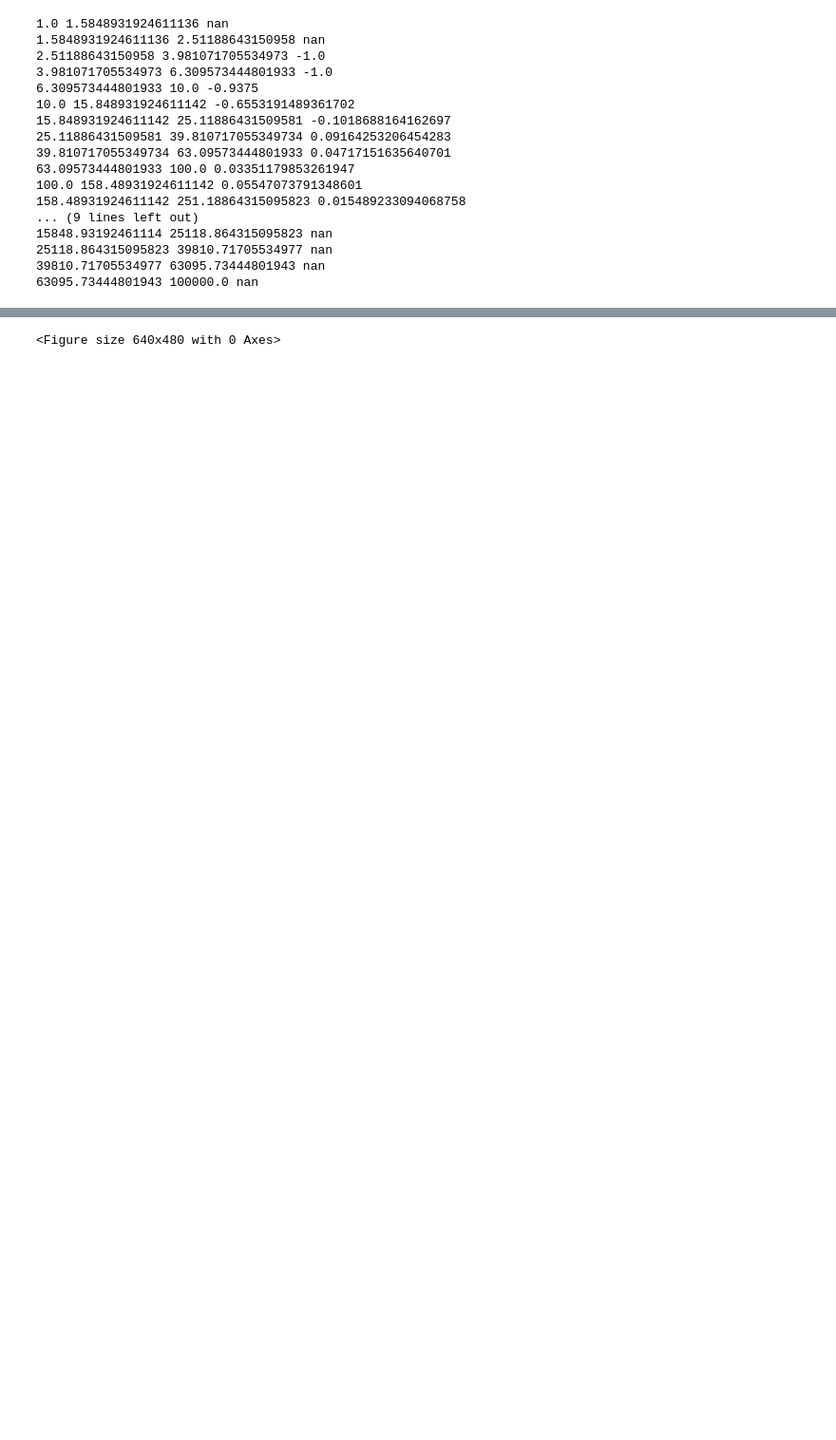
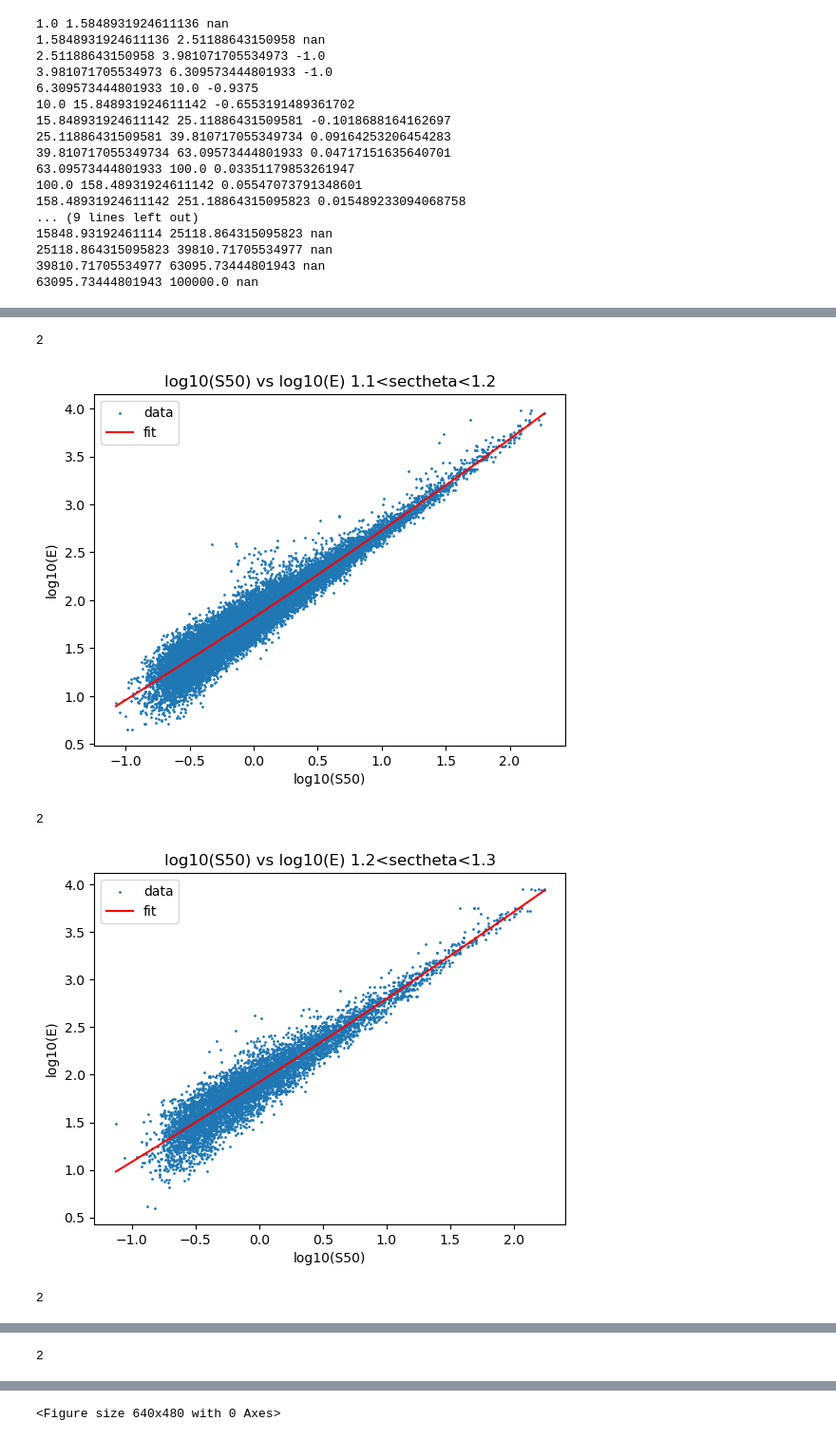
Before and after one commit to hukongyi/Gamma_Energy, a Jupyter notebook: AllSky/test_J1857.ipynb, the cells around one changed output, grey strips where cells are left out. Shown at 95% size. Drawn from its saved outputs; the diff is of its cells as text; code cells hidden in the pictures; blank space fills up the shorter version.

```diff
--- a/AllSky/test_J1857.ipynb
+++ b/AllSky/test_J1857.ipynb
@@ -243,0 +208,56 @@ draw_precision()
+# %%
+savepath="./"
+# %%
+method = "J1857_linear_regression"
+tmpsavepath = os.path.join(savepath, method)
+mkdir(tmpsavepath)
+sectheta_min = [1.1, 1.2, 1.3,1.45]
+sectheta_max = [1.2, 1.3, 1.45,1.6]
+score_max = -2
+best_degree = 0
+energy_pred=np.zeros_like(data_test_J1857["prie"])
+for i in range(len(sectheta_min)):
+    score_max=-2
+    tmpcut = np.where((1/np.cos(np.deg2rad(data_test_J1857["pritheta"])) > sectheta_min[i]) & (1/np.cos(np.deg2rad(data_test_J1857["pritheta"])) < sectheta_max[i]))
+    X = np.log10(data_test_J1857["S50"][tmpcut]).reshape(-1, 1)
+    y = np.log10(data_test_J1857["prie"][tmpcut]/1000).reshape(-1, 1)
+    for degree in range(1, 3):
+        poly = PolynomialFeatures(degree=degree)
+        X_withdegree = poly.fit_transform(X)
+        model = LinearRegression()
+        scores = cross_val_score(
+            model, X_withdegree, y, cv=5, scoring='neg_mean_squared_error')
+        if score_max < scores.mean():
+            score_max = scores.mean()
+            best_degree = degree
+
+    # 创建线性回归模型
+    poly = PolynomialFeatures(degree=best_degree)
+    print(best_degree)
+    X_fit = poly.fit_transform(X)
+    model = LinearRegression()
+    model.fit(X_fit, y)
+
+    plt.scatter(X.reshape(-1), y.reshape(-1), label="data", s=1)
+    x_plot = np.linspace(np.min(X), np.max(X), 100).reshape(-1, 1)
+    x_plot_fit = poly.fit_transform(x_plot)
+    plt.plot(x_plot, model.predict(x_plot_fit), color="red", label="fit")
+    plt.xlabel("log10(S50)")
+    plt.ylabel("log10(E)")
+    plt.title("log10(S50) vs log10(E) " +
+              f"{sectheta_min[i]}<sectheta<{sectheta_max[i]}")
+    plt.legend()
+    mkdir(tmpsavepath)
+    plt.savefig(
+        f"{tmpsavepath}/S50_E_{sectheta_min[i]}<sectheta<{sectheta_max[i]}.png")
+    plt.show()
+
+    energy_pred[tmpcut] = model.predict(X_fit).reshape(-1)
+energy_orgin = (data_test_J1857["prie"]/1000).reshape(-1)
+energy_pred = 10**energy_pred.reshape(-1)
+# %% [output]
+2
+[figure, added]
+2
+[figure, added]
+2
@@ -243,0 +265 @@ draw_precision()
+2
```
Also changed, not shown: parts of 8 cells of this notebook, 18 other files.
